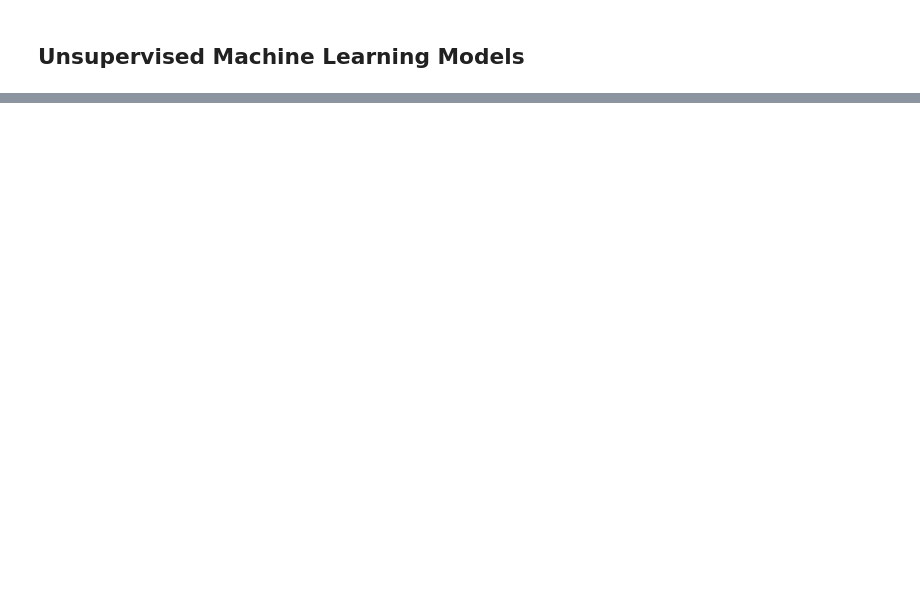
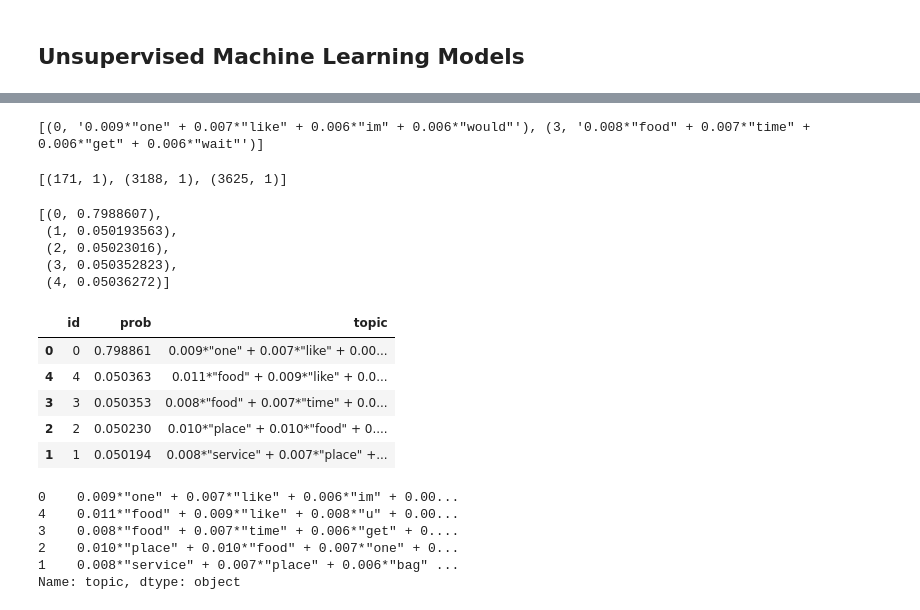
Before and after one commit to ouyangyz666/Capstone, a Jupyter notebook: BerkeleyNLPCapstone.ipynb, the cells around one changed output, grey strips where cells are left out. Drawn from its saved outputs; the diff is of its cells as text; code cells hidden in the pictures; blank space fills up the shorter version.

```diff
--- a/BerkeleyNLPCapstone.ipynb
+++ b/BerkeleyNLPCapstone.ipynb
@@ -330,0 +803,9 @@ weighted avg       0.88      0.85      0.86      3000
+# %%
+# Importing Gensim
+import gensim
+from gensim import corpora
+
+# Creating the term dictionary of our courpus, where every unique term is assigned an index. dictionary = corpora.Dictionary(doc_clean)
+dictionary = corpora.Dictionary(text_list)
+dictionary.save('dictionary.dict')
+print(dictionary)
@@ -330,0 +854,45 @@ weighted avg       0.88      0.85      0.86      3000
+# %%
+from gensim.models import LdaModel
+loading = LdaModel.load('topic.model')
+# %%
+print(loading.print_topics(num_topics=2, num_words=4))
+# %% [output]
+[(0, '0.009*"one" + 0.007*"like" + 0.006*"im" + 0.006*"would"'), (3, '0.008*"food" + 0.007*"time" + 0.006*"get" + 0.006*"wait"')]
+# %%
+def pre_new(doc):
+    one = cleaning(doc).split()
+    two = dictionary.doc2bow(one)
+    return two
+# %%
+pre_new('new article that to be classified by trained model!')
+# %% [output]
+[(171, 1), (3188, 1), (3625, 1)]
+# %%
+belong = loading[(pre_new('new article that to be classified by trained model!'))]
+belong
+# %% [output]
+[(0, 0.7988607),
+ (1, 0.050193563),
+ (2, 0.05023016),
+ (3, 0.050352823),
+ (4, 0.05036272)]
+# %%
+new = pd.DataFrame(belong,columns=['id','prob']).sort_values('prob',ascending=False)
+new['topic'] = new['id'].apply(loading.print_topic)
+new
+# %% [output]
+|  | id | prob | topic |
+| 0 | 0 | 0.798861 | 0.009*"one" + 0.007*"like" + 0.00... |
+| 4 | 4 | 0.050363 | 0.011*"food" + 0.009*"like" + 0.0... |
+| 3 | 3 | 0.050353 | 0.008*"food" + 0.007*"time" + 0.0... |
+| 2 | 2 | 0.050230 | 0.010*"place" + 0.010*"food" + 0.... |
+| 1 | 1 | 0.050194 | 0.008*"service" + 0.007*"place" +... |
+# %%
+new['topic']
+# %% [output]
+0    0.009*"one" + 0.007*"like" + 0.006*"im" + 0.00...
+4    0.011*"food" + 0.009*"like" + 0.008*"u" + 0.00...
+3    0.008*"food" + 0.007*"time" + 0.006*"get" + 0....
+2    0.010*"place" + 0.010*"food" + 0.007*"one" + 0...
+1    0.008*"service" + 0.007*"place" + 0.006*"bag" ...
+Name: topic, dtype: object
```
Also changed, not shown: parts of 72 cells of this notebook.
